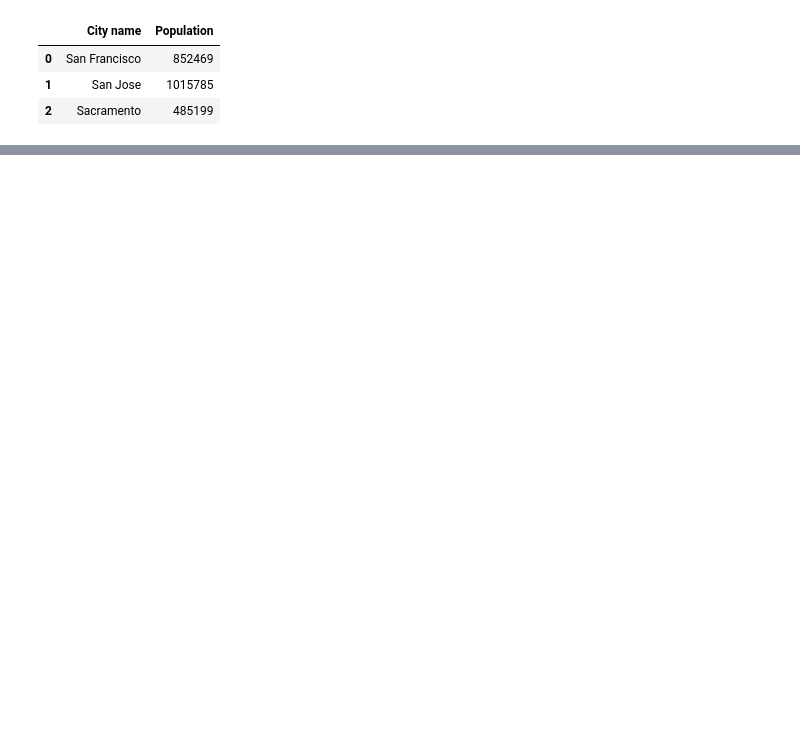
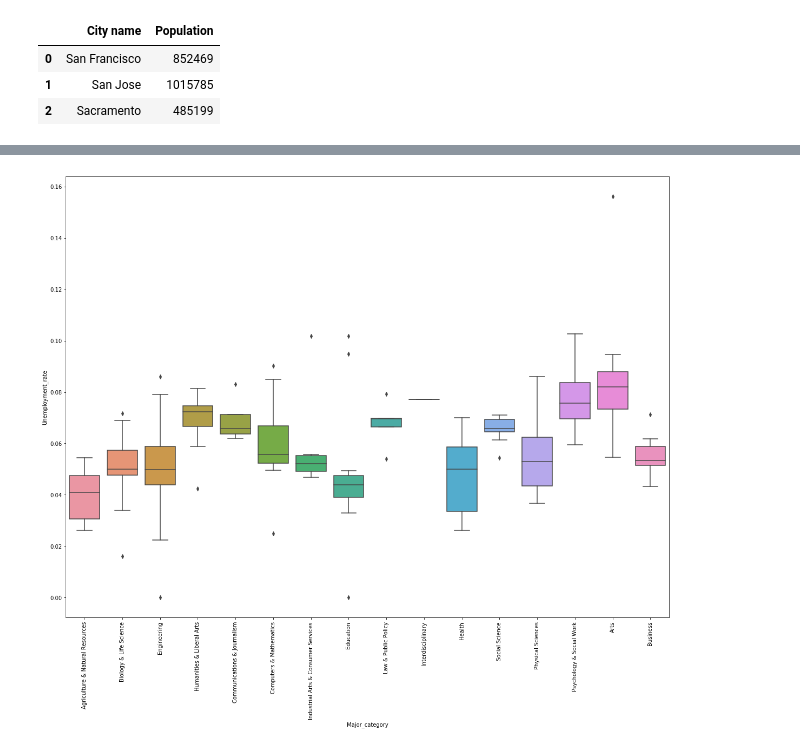
Before and after one commit to braddillon/jupyter_pandas_intro, a Jupyter notebook: JupyterPandas Intro1.ipynb, the cells around one changed output, grey strips where cells are left out. Cells and saved outputs as stored; diff of their text form; code cells hidden in the pictures; blank space fills up the shorter version.

```diff
--- a/JupyterPandas Intro1.ipynb
+++ b/JupyterPandas Intro1.ipynb
@@ -166,0 +183,8 @@ Name: Business, dtype: int64
+# %%
+
+
+plt.subplots(figsize=(20,15))
+ax = sns.boxplot(x='Major_category', y='Unemployment_rate', data=df)
+xaxis = ax.set_xticklabels(ax.get_xticklabels(),rotation=90)
+# %% [output]
+[figure, added]
```
Also changed, not shown: parts of 22 cells of this notebook, 1 other file.
